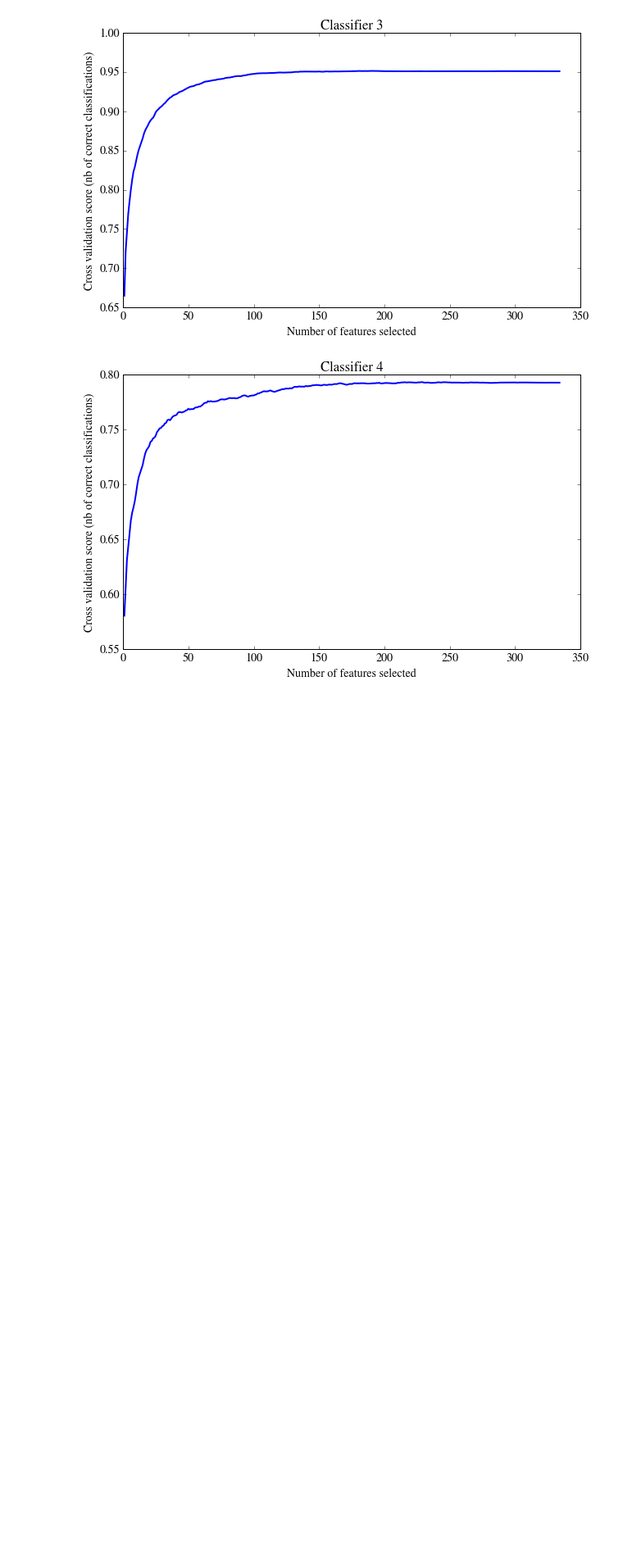
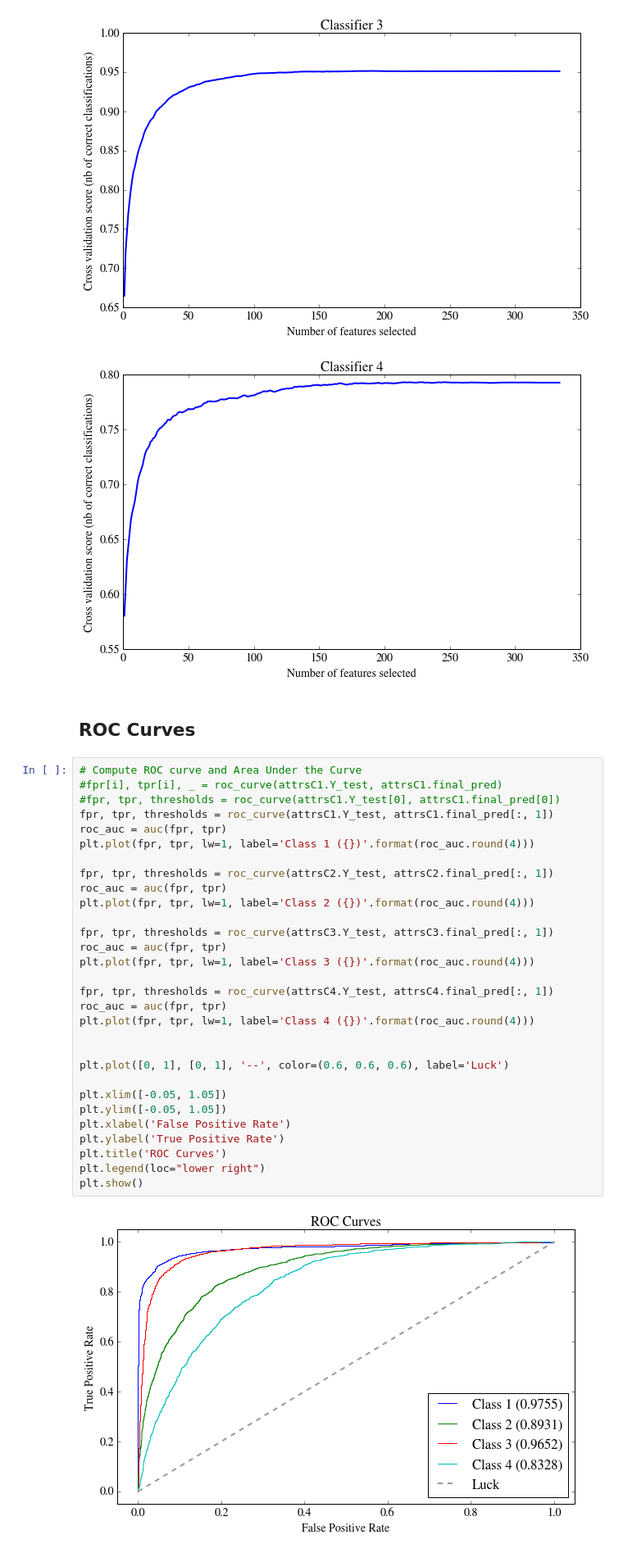
Before and after one commit to rabjohnston/E81HW3, a Jupyter notebook: Submission/HW3b.ipynb, the cells around one changed output. Shown at 82% size. Saved outputs shown, nothing was run; the diff lists cells and outputs as text; blank space fills up the shorter version.

```diff
--- a/Submission/HW3b.ipynb
+++ b/Submission/HW3b.ipynb
@@ -379,3 +372,37 @@ Noteworthy: None is the `nil' object; Ellipsis represents `...' in slices.
 [figure]
 [figure]
 [figure]
+# %% [markdown]
+## ROC Curves
+# %%
+# Compute ROC curve and Area Under the Curve
+#fpr[i], tpr[i], _ = roc_curve(attrsC1.Y_test, attrsC1.final_pred)
+#fpr, tpr, thresholds = roc_curve(attrsC1.Y_test[0], attrsC1.final_pred[0])
+fpr, tpr, thresholds = roc_curve(attrsC1.Y_test, attrsC1.final_pred[:, 1])
+roc_auc = auc(fpr, tpr)
+plt.plot(fpr, tpr, lw=1, label='Class 1 ({})'.format(roc_auc.round(4)))
+
+fpr, tpr, thresholds = roc_curve(attrsC2.Y_test, attrsC2.final_pred[:, 1])
+roc_auc = auc(fpr, tpr)
+plt.plot(fpr, tpr, lw=1, label='Class 2 ({})'.format(roc_auc.round(4)))
+
+fpr, tpr, thresholds = roc_curve(attrsC3.Y_test, attrsC3.final_pred[:, 1])
+roc_auc = auc(fpr, tpr)
+plt.plot(fpr, tpr, lw=1, label='Class 3 ({})'.format(roc_auc.round(4)))
+
+fpr, tpr, thresholds = roc_curve(attrsC4.Y_test, attrsC4.final_pred[:, 1])
+roc_auc = auc(fpr, tpr)
+plt.plot(fpr, tpr, lw=1, label='Class 4 ({})'.format(roc_auc.round(4)))
+
+
+plt.plot([0, 1], [0, 1], '--', color=(0.6, 0.6, 0.6), label='Luck')
+
+plt.xlim([-0.05, 1.05])
+plt.ylim([-0.05, 1.05])
+plt.xlabel('False Positive Rate')
+plt.ylabel('True Positive Rate')
+plt.title('ROC Curves')
+plt.legend(loc="lower right")
+plt.show()
+# %% [output]
+[figure, added]
```
Also changed, not shown: parts of 13 cells of this notebook, 1 other file.
